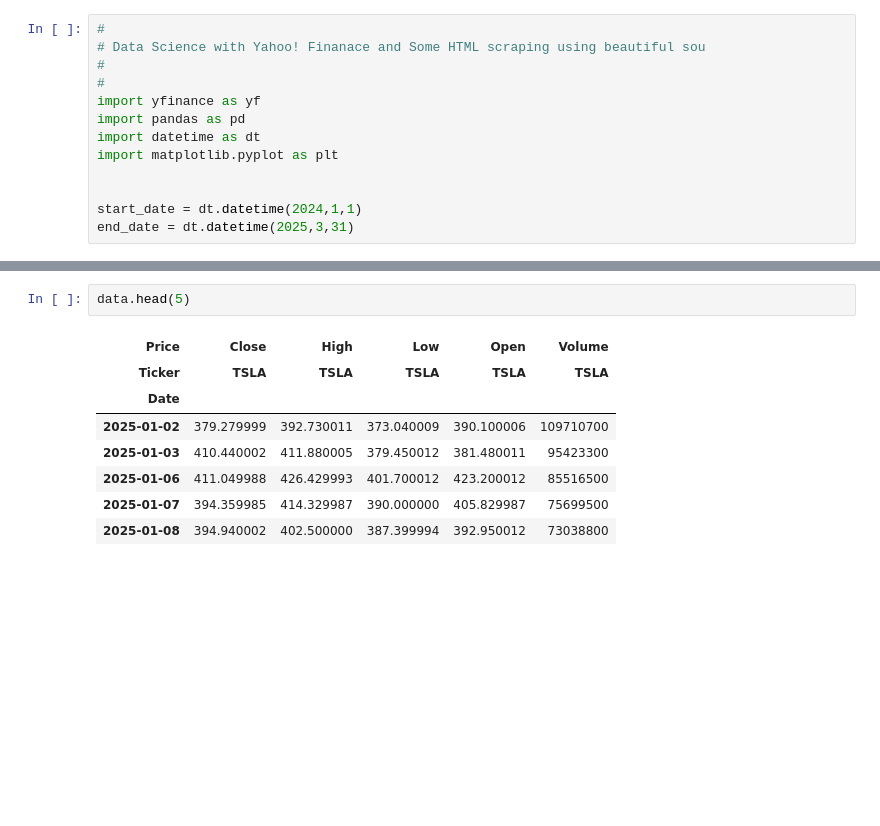
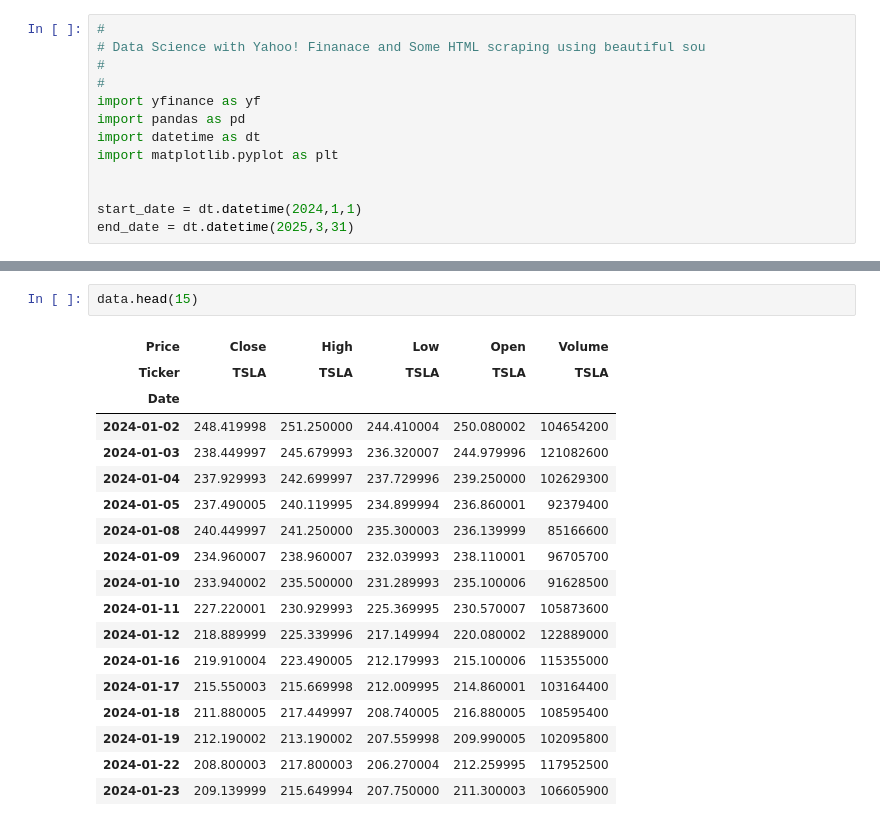
Before and after one commit to ScottPiersall/PythonCourseNotebooks, a Jupyter notebook: DataScienceNotebooks/DataScience_Finance_Yahoo_and_BS.ipynb, the cells around one changed output, grey strips where cells are left out. Saved outputs shown, nothing was run; the diff lists cells and outputs as text; blank space fills up the shorter version.

```diff
--- a/DataScienceNotebooks/DataScience_Finance_Yahoo_and_BS.ipynb
+++ b/DataScienceNotebooks/DataScience_Finance_Yahoo_and_BS.ipynb
@@ -18,11 +19,21 @@ data = yf.download('TSLA', start=start_date, end=end_date)
 # %%
-data.head(5)
+data.head(15)
 # %% [output]
 | Price | Close | High | Low | Open | Volume |
 | Ticker | TSLA | TSLA | TSLA | TSLA | TSLA |
 | Date |  |  |  |  |  |
-| 2025-01-02 | 379.279999 | 392.730011 | 373.040009 | 390.100006 | 109710700 |
-| 2025-01-03 | 410.440002 | 411.880005 | 379.450012 | 381.480011 | 95423300 |
-| 2025-01-06 | 411.049988 | 426.429993 | 401.700012 | 423.200012 | 85516500 |
-| 2025-01-07 | 394.359985 | 414.329987 | 390.000000 | 405.829987 | 75699500 |
-| 2025-01-08 | 394.940002 | 402.500000 | 387.399994 | 392.950012 | 73038800 |
+| 2024-01-02 | 248.419998 | 251.250000 | 244.410004 | 250.080002 | 104654200 |
+| 2024-01-03 | 238.449997 | 245.679993 | 236.320007 | 244.979996 | 121082600 |
+| 2024-01-04 | 237.929993 | 242.699997 | 237.729996 | 239.250000 | 102629300 |
+| 2024-01-05 | 237.490005 | 240.119995 | 234.899994 | 236.860001 | 92379400 |
+| 2024-01-08 | 240.449997 | 241.250000 | 235.300003 | 236.139999 | 85166600 |
+| 2024-01-09 | 234.960007 | 238.960007 | 232.039993 | 238.110001 | 96705700 |
+| 2024-01-10 | 233.940002 | 235.500000 | 231.289993 | 235.100006 | 91628500 |
+| 2024-01-11 | 227.220001 | 230.929993 | 225.369995 | 230.570007 | 105873600 |
+| 2024-01-12 | 218.889999 | 225.339996 | 217.149994 | 220.080002 | 122889000 |
+| 2024-01-16 | 219.910004 | 223.490005 | 212.179993 | 215.100006 | 115355000 |
+| 2024-01-17 | 215.550003 | 215.669998 | 212.009995 | 214.860001 | 103164400 |
+| 2024-01-18 | 211.880005 | 217.449997 | 208.740005 | 216.880005 | 108595400 |
+| 2024-01-19 | 212.190002 | 213.190002 | 207.559998 | 209.990005 | 102095800 |
+| 2024-01-22 | 208.800003 | 217.800003 | 206.270004 | 212.259995 | 117952500 |
+| 2024-01-23 | 209.139999 | 215.649994 | 207.750000 | 211.300003 | 106605900 |
```
Also changed, not shown: parts of 4 cells of this notebook, 1 other file.
